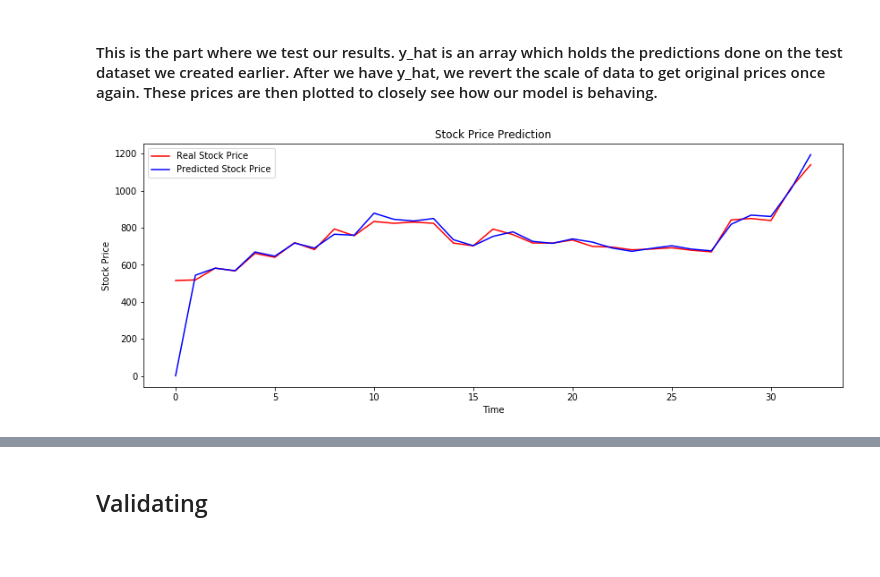
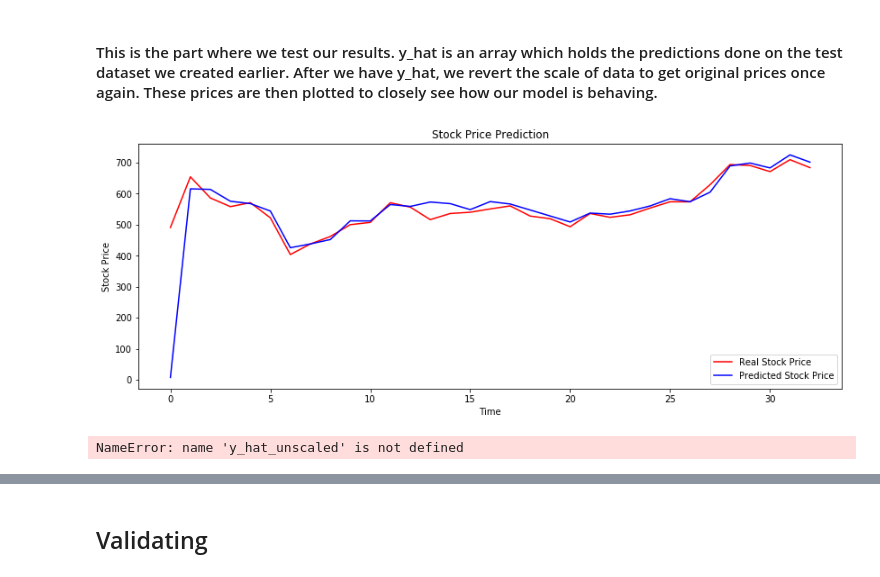
Before and after one commit to md03475/Deep-PSX-Kaavish, a Jupyter notebook: GRU.ipynb, the cells around one changed output, grey strips where cells are left out. Saved outputs shown, nothing was run; the diff lists cells and outputs as text; code cells hidden in the pictures; blank space fills up the shorter version.

```diff
--- a/GRU.ipynb
+++ b/GRU.ipynb
@@ -25,7 +25,7 @@ Using TensorFlow backend.
 # %% [markdown]
 #### A file is chosen as a sample. The code is generalized for all such files.
 # %%
-abl = pd.read_csv('INDU PA Equity.csv')
+abl = pd.read_csv('ABOT PA Equity.csv')
 abl.tail()
 # %% [output]
 |  | Date | Open | High | Low | Close | Volume |
@@ -138,15 +138,15 @@ def train_prep(train_data, window):
 
     for i in range(window, scaled_train_data.shape[0]): #Make windows of 60 days for training until last day
 
-        x_train.append(scaled_train_data[i-window:i]) #n day window to look back
-        y_train.append(scaled_train_data[i:i+1, 0]) #predict for specified days
+        x_train.append(train_data[i-window:i]) #n day window to look back
+        y_train.append(train_data[i:i+1, 0]) #predict for specified days
 
     x_train = np.array(x_train)
     y_train = np.array(y_train)
 
-    print(x_train.shape, y_train.shape, scaler.scale_)
+    print(x_train.shape, y_train.shape, scaler)
 
-    return x_train, y_train, scaler.scale_
+    return x_train, y_train, scaler
 
 x_train, y_train, scale_train = train_prep(train_data, 15)
 # %% [output]
@@ -166,8 +166,8 @@ def test_prep(test_data, train_data, window):
     y_test = []
 
     for i in range(window, test_data.shape[0], window+1):
-        x_test.append(scaled_test_data[i-window:i])
-        y_test.append(scaled_test_data[i:i+1, 0])
+        x_test.append(test_data[i-window:i])
+        y_test.append(test_data[i:i+1, 0])
 
     x_test = np.array(x_test)
     y_test = np.array(y_test)
@@ -282,18 +282,38 @@ y_test_unscaled = y_test/test_scale[0]
 # %%
 def plot_comparison(y_test, y_hat):
 
     plt.figure(figsize=(14,5))
     plt.plot(y_test[:], color = 'red', label = 'Real Stock Price')
     plt.plot(y_hat[:], color = 'blue', label = 'Predicted Stock Price')
     plt.title('Stock Price Prediction')
     plt.xlabel('Time')
     plt.ylabel('Stock Price')
     plt.legend()
+    plt.savefig('iqbal_randi')
     plt.show()
 
-plot_comparison(y_test_unscaled, y_hat_unscaled)
+plot_comparison(y_test, y_hat)
 # %% [output]
-[figure, old version]
+[figure, new version]
+# %%
+lst=[]
+for i in range(1, len(y_hat_unscaled-1)):
+    #difference = abs(y_val_unscaled[i][0] - y_hat_val_unscaled[i][0])
+    if (y_test_unscaled[i][0] >= y_hat_unscaled[i][0]):
+        accuracy = (y_hat_unscaled[i][0]/y_test_unscaled[i][0])*100
+        lst.append(accuracy)
+    else:
+        accuracy = (y_test_unscaled[i][0]/y_hat_unscaled[i][0])*100
+        lst.append(accuracy)
+
+summ = 0
+for i in lst:
+    summ+=i
+
+mean_acc = summ/len(lst)
+mean_acc
+# %% [output]
+NameError: name 'y_hat_unscaled' is not defined
 # %%
 # Define plot space
 fig, ax = plt.subplots(figsize=(10, 6))
```
Also changed, not shown: parts of 22 cells of this notebook, 3 other files.
